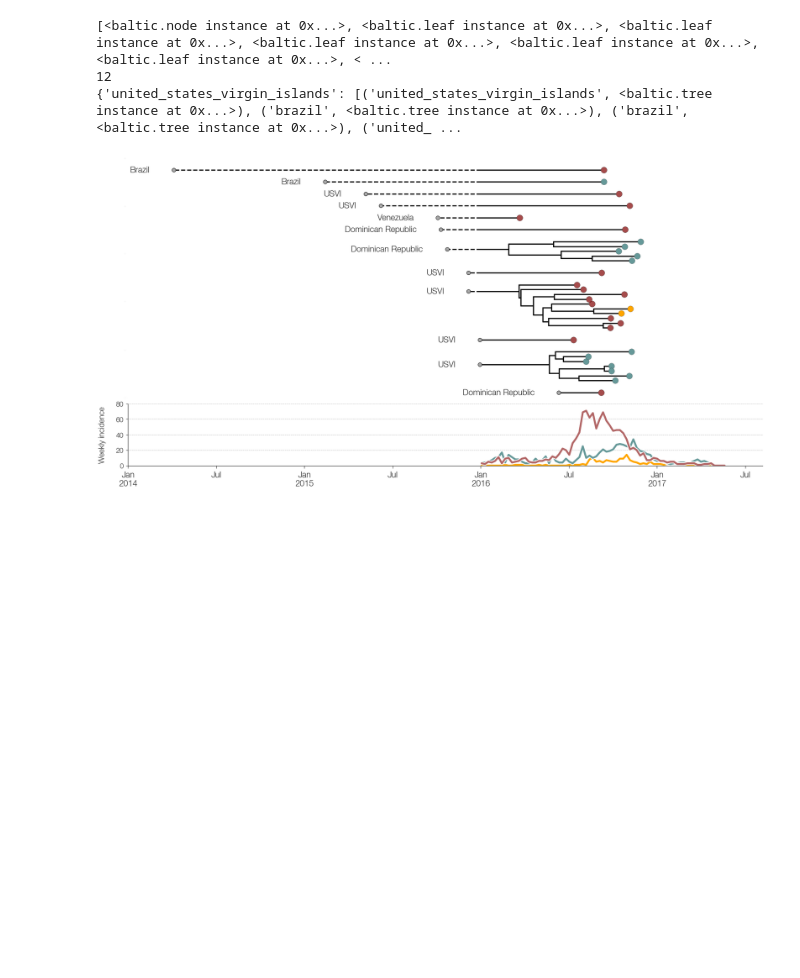
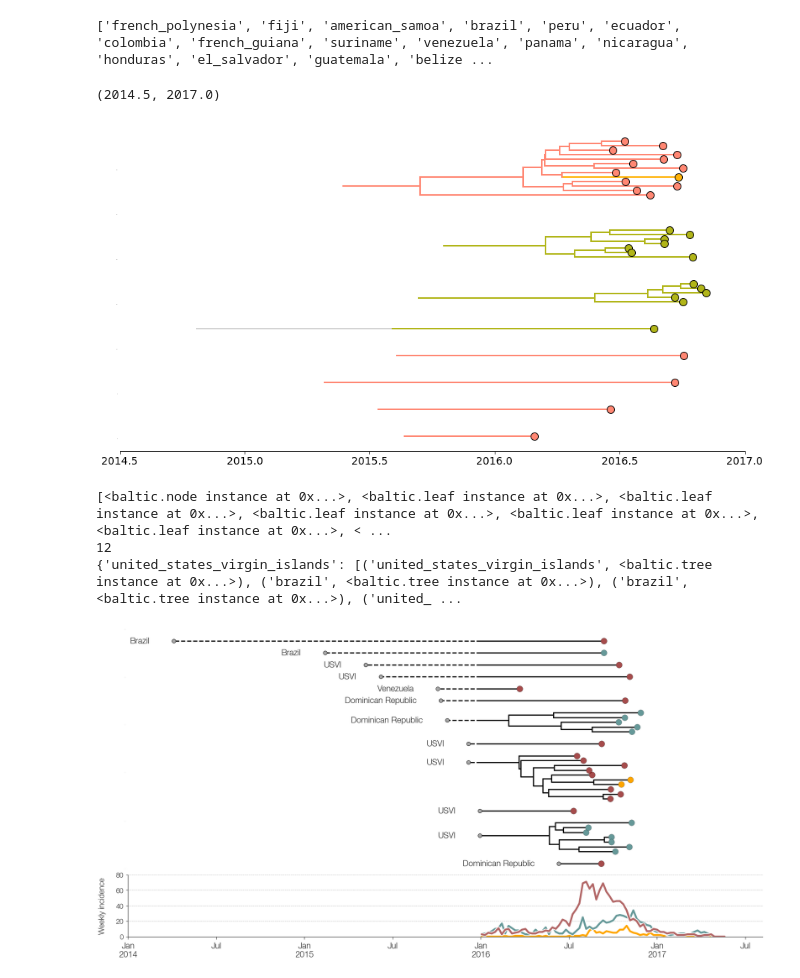
Before and after one commit to blab/zika-usvi, a Jupyter notebook: scripts/tree-plotting.ipynb, the cells around one changed output. Cells and saved outputs as stored; diff of their text form; code cells hidden in the pictures; blank space fills up the shorter version.

```diff
--- a/scripts/tree-plotting.ipynb
+++ b/scripts/tree-plotting.ipynb
@@ -330,0 +175,8 @@ Numbers of objects in tree: 511 (255 nodes and 256 leaves)
+# %%
+#make a list of all of the possible countries that could be the ancestral state at a node
+countries = []
+for line in open("../config/colors.tsv"):
+    if line.startswith("country"):
+        countries.append(line.split('\t')[1])
+# %% [output]
+['french_polynesia', 'fiji', 'american_samoa', 'brazil', 'peru', 'ecuador', 'colombia', 'french_guiana', 'suriname', 'venezuela', 'panama', 'nicaragua', 'honduras', 'el_salvador', 'guatemala', 'belize ...
@@ -331,3 +208,65 @@ Numbers of objects in tree: 511 (255 nodes and 256 leaves)
+# %%
+#and now, plot the subtrees
+fig,ax = plt.subplots(figsize=(15,8), facecolor="white")
+
+cumulative_y = 0 #need to do a bit of fiddling with y values to make the spacing better on the exploded trees
+branchWidth = 2
+node_branchwidth = 2
+#I want these subtrees sorted by the number of children!
+for subtree in sorted(subtrees_by_deme["usvi"], key=lambda x: (len(x[1].Objects))): # I want to sort the clades by size
+    export_location = subtree[0]
+    introduced_clade = subtree[1]
+
+    introduced_clade.sortBranches(descending=False) #this is to reassing y values so that clade spacing is better
+
+    for k in introduced_clade.Objects:
+        if k.traits["division"] in islands:
+            color = division_colors[k.traits["division"]]
+            under_circle_color = "black"
+        else:
+            color = "#D3D3D3"
+            under_circle_color = "#C0C0C0"
+
+        if k.branchType=="leaf":
+            x = k.x + root_year
+            y = k.y/2 + cumulative_y
+            xp = k.parent.x + root_year
+            ax.scatter(x,y,s=100, color=color, edgecolor=under_circle_color, zorder=11)#plot tips
+            ax.plot([x,xp],[y,y],lw=node_branchwidth, ls='-', color=color)#plot branch leading to tip
+
+        elif k.branchType=="node":
+            number_children = len(k.leaves)
+            node_branchwidth = branchWidth + number_children*0.0025
+            y = k.y/2 +cumulative_y
+            if k.parent.x==None: #this is the root, and matplotlib won't plot Nones. So make x == xp (no branch)
+                x=k.x + root_year
+                xp = x
+            else:
+                x = k.x + root_year
+                xp = k.parent.x + root_year
+
+            child1_y_value = k.children[-1].y/2 + cumulative_y
+            child2_y_value = k.children[0].y/2 + cumulative_y
+
+            ax.plot([x,xp],[y,y],lw=node_branchwidth, ls='-',zorder=9, color=color)#horizontal lines between nodes
+            ax.plot([x,x],[child1_y_value,child2_y_value],lw=node_branchwidth, ls='-',zorder=9, color=color) #vertical lines at nodes
+
+    #customize spacing between the clades a bit.
+    if introduced_clade.ySpan <= 1:
+        cumulative_y += 3
+    else:
+        cumulative_y += introduced_clade.ySpan
+
+
+#turn off unnecessary axes etc
+ax.spines['top'].set_visible(False)
+ax.spines['right'].set_visible(False)
+ax.spines['left'].set_visible(False)
+ax.tick_params(axis='y',labelsize=0,size=0)
+ax.set_xlim(2014.5,2017)
+# %% [output]
+(2014.5, 2017.0)
+[figure, added]
 # %%
 '''We essentially want to start at each USVI tip, walk up the tree, and stop when we either move to pre-2016 or out of the USVI'''
 
```
Also changed, not shown: parts of 11 cells of this notebook.
